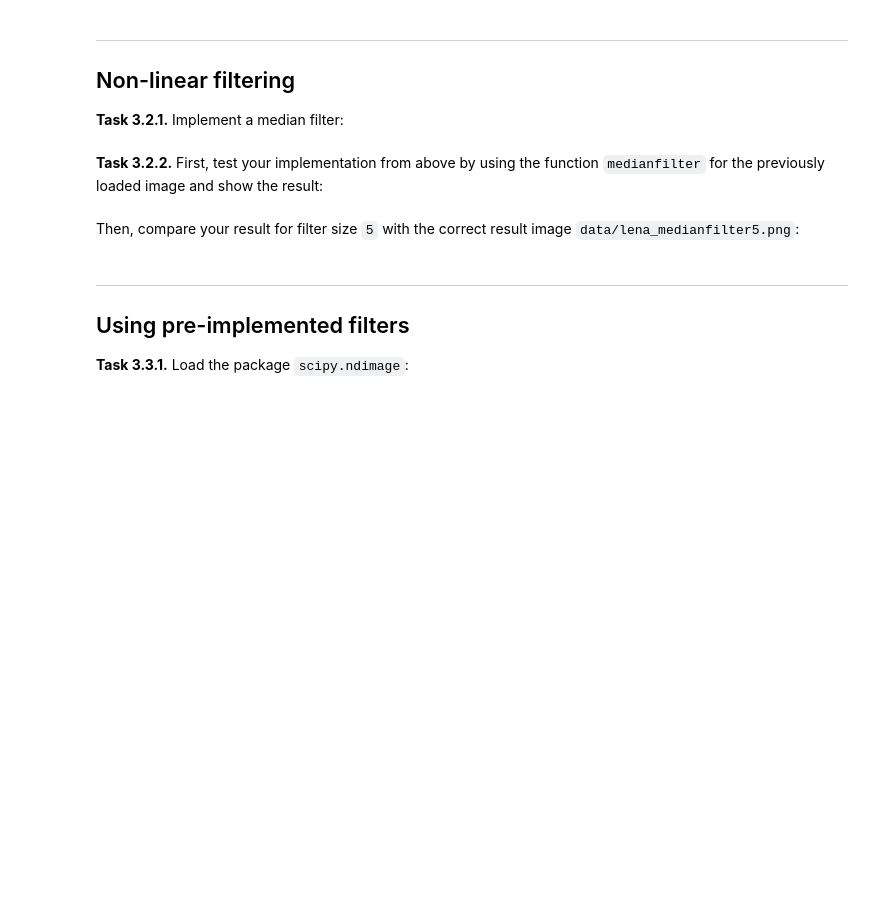
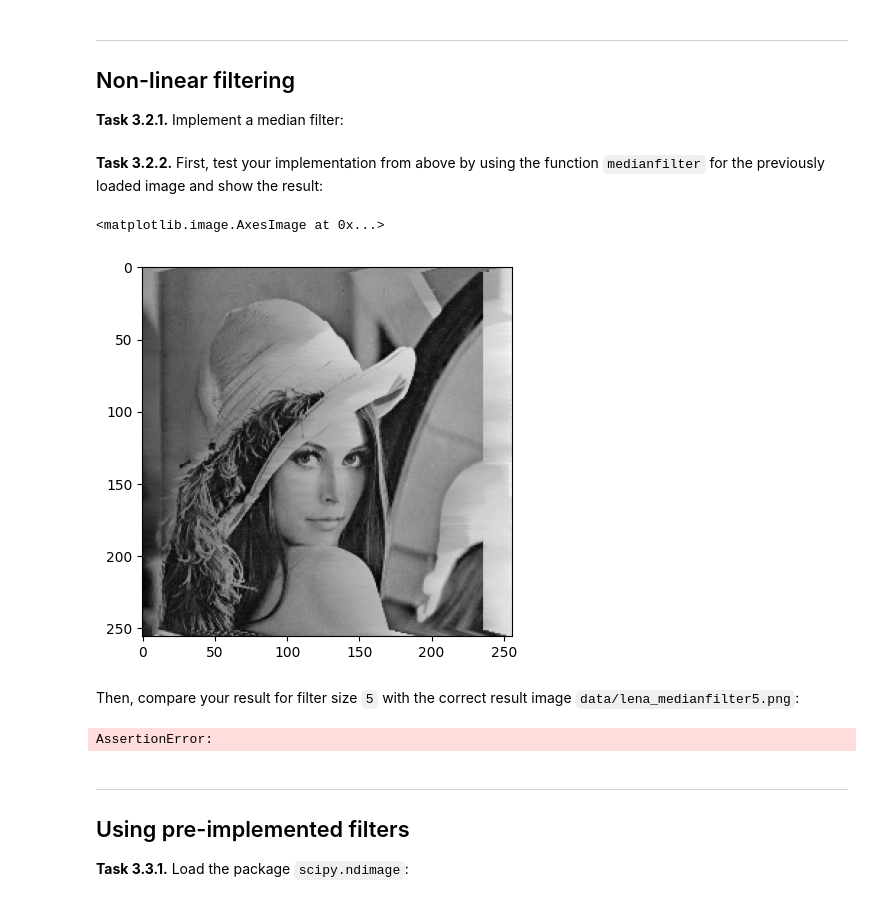
Before and after one commit to elisabeth-werner/mobi-fs3-python, a Jupyter notebook: task3.ipynb, the cells around one changed output. Drawn from its saved outputs; the diff is of its cells as text; code cells hidden in the pictures; blank space fills up the shorter version.

Commit message:
lab session 3 medianfilter

```diff
--- a/task3.ipynb
+++ b/task3.ipynb
@@ -59,10 +56,35 @@ def medianfilter(img, size):
     result = numpy.zeros(img.shape)
     # write your code here
     return result
+# %%
+def medianfilter(img, size):
+    img_filtered = numpy.zeros(img.shape)
+    border = size // 2
+    for p in range(border, img.shape[0] - border):
+        for j in range(border, img.shape[1] - border):
+            window = img[p - border:p + border + 1, j - border:j + border + 1]
+            window.sort()
+        img_filtered[p, j] = window[len(window)//2, len(window)//2]
+    return img_filtered
 # %% [markdown]
 **<a id="#">Task 3.2.2.</a>** First, test your implementation from above by using the function `medianfilter` for the previously loaded image and show the result:
+# %%
+imglenacop3 = imglena.copy()
+medianfilter(imglenacop3, size = 5)
+plt.imshow(imglenacop3, "gray")
+# %% [output]
+<matplotlib.image.AxesImage at 0x...>
+[figure, added]
 # %% [markdown]
 Then, compare your result for filter size `5` with the correct result image `data/lena_medianfilter5.png`:
+# %%
+imglenacop4 = medianfilter(imglena.copy(), 5)
+
+lenamedianfilter5 = plt.imread("data/lena_medianfilter5.png")
+
+assert numpy.allclose(imglenacop4, lenamedianfilter5, atol=1/255)
+# %% [output]
+AssertionError:
 # %% [markdown]
 ---
 
```
Also changed, not shown: parts of 1 cell of this notebook.
